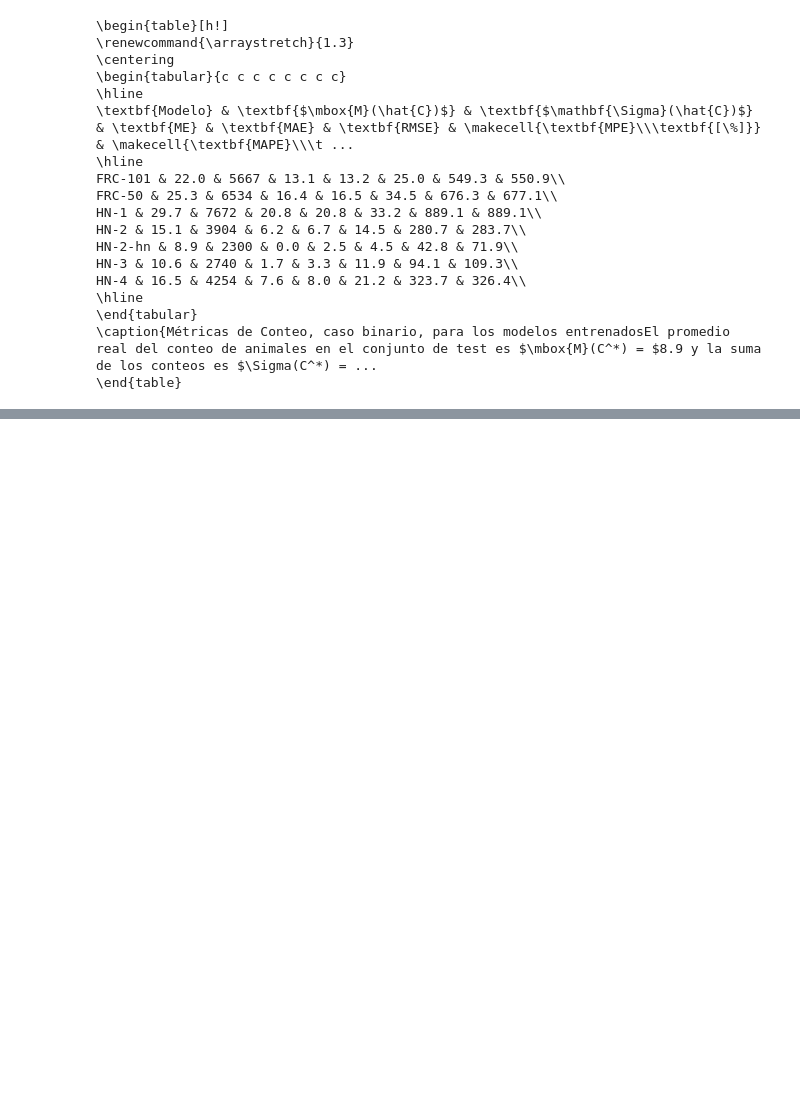
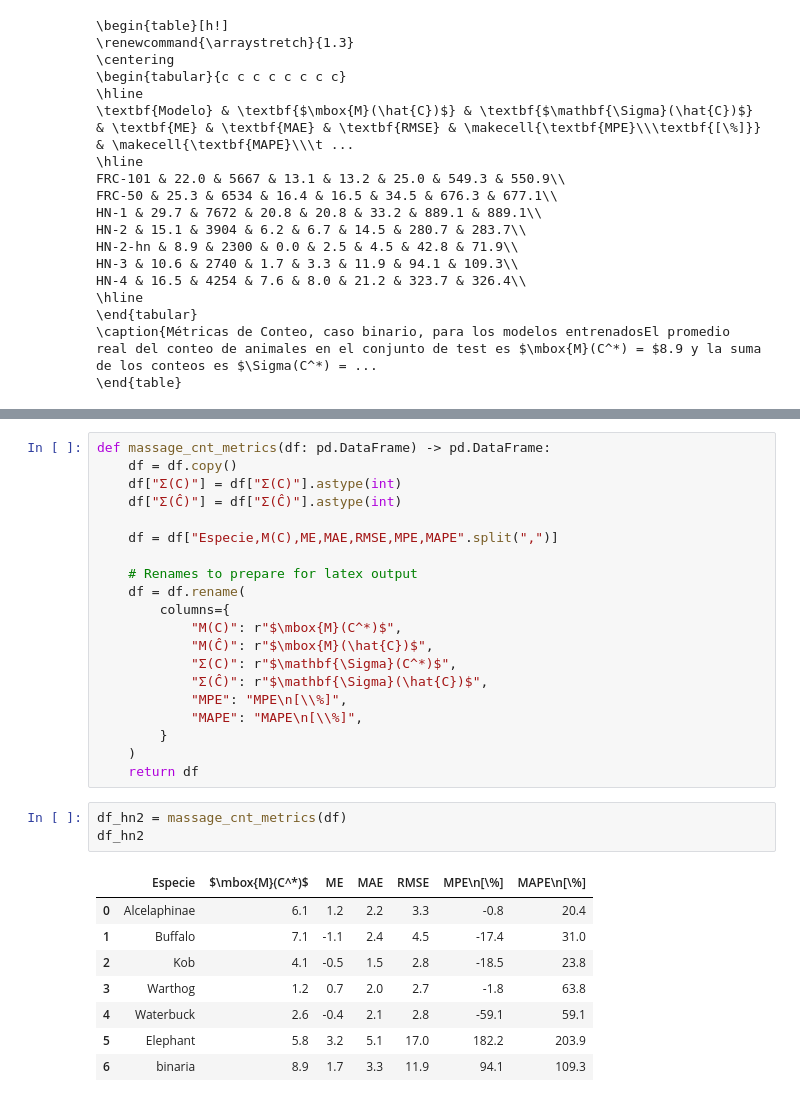
Before and after one commit to maia-2025-vision/proyecto-de-grado, a Jupyter notebook: notebooks/collect-binary-metrics.ipynb, the cells around one changed output, grey strips where cells are left out. Drawn from its saved outputs; the diff is of its cells as text; blank space fills up the shorter version.

```diff
--- a/notebooks/collect-binary-metrics.ipynb
+++ b/notebooks/collect-binary-metrics.ipynb
@@ -341,0 +429,32 @@ HN-4 & 16.5 & 4254 & 7.6 & 8.0 & 21.2 & 323.7 & 326.4\\
+# %%
+def massage_cnt_metrics(df: pd.DataFrame) -> pd.DataFrame:
+    df = df.copy()
+    df["Σ(C)"] = df["Σ(C)"].astype(int)
+    df["Σ(Ĉ)"] = df["Σ(Ĉ)"].astype(int)
+
+    df = df["Especie,M(C),ME,MAE,RMSE,MPE,MAPE".split(",")]
+
+    # Renames to prepare for latex output
+    df = df.rename(
+        columns={
+            "M(C)": r"$\mbox{M}(C^*)$",
+            "M(Ĉ)": r"$\mbox{M}(\hat{C})$",
+            "Σ(C)": r"$\mathbf{\Sigma}(C^*)$",
+            "Σ(Ĉ)": r"$\mathbf{\Sigma}(\hat{C})$",
+            "MPE": "MPE\n[\\%]",
+            "MAPE": "MAPE\n[\\%]",
+        }
+    )
+    return df
+# %%
+df_hn2 = massage_cnt_metrics(df)
+df_hn2
+# %% [output]
+|  | Especie | $\mbox{M}(C^*)$ | ME | MAE | RMSE | MPE\n[\%] | MAPE\n[\%] |
+| 0 | Alcelaphinae | 6.1 | 1.2 | 2.2 | 3.3 | -0.8 | 20.4 |
+| 1 | Buffalo | 7.1 | -1.1 | 2.4 | 4.5 | -17.4 | 31.0 |
+| 2 | Kob | 4.1 | -0.5 | 1.5 | 2.8 | -18.5 | 23.8 |
+| 3 | Warthog | 1.2 | 0.7 | 2.0 | 2.7 | -1.8 | 63.8 |
+| 4 | Waterbuck | 2.6 | -0.4 | 2.1 | 2.8 | -59.1 | 59.1 |
+| 5 | Elephant | 5.8 | 3.2 | 5.1 | 17.0 | 182.2 | 203.9 |
+| 6 | binaria | 8.9 | 1.7 | 3.3 | 11.9 | 94.1 | 109.3 |
```
Also changed, not shown: parts of 13 cells of this notebook.
